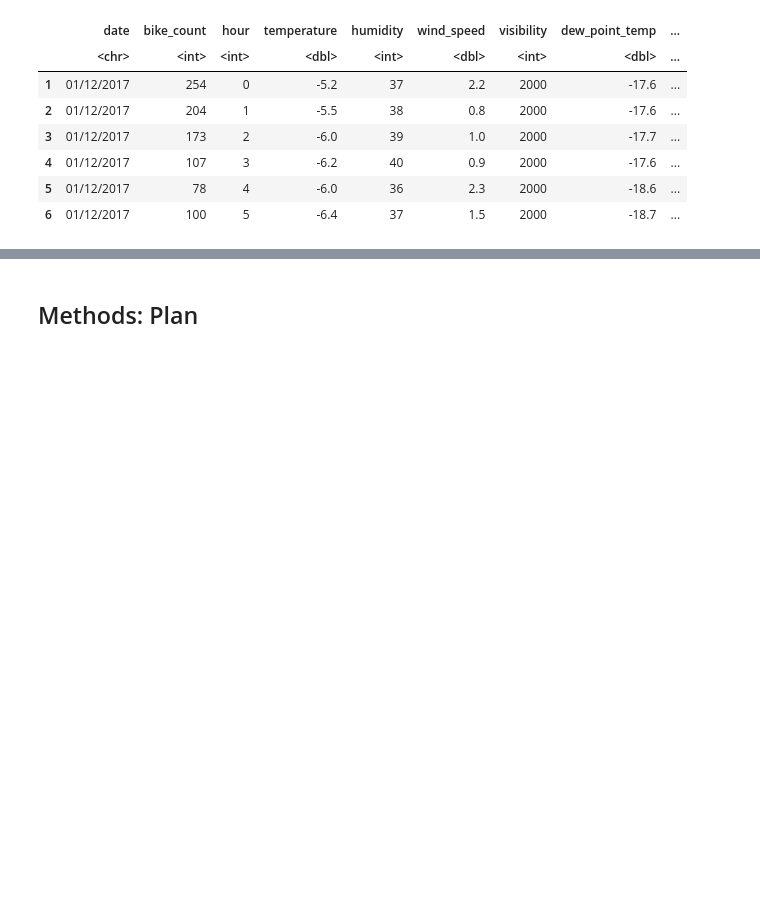
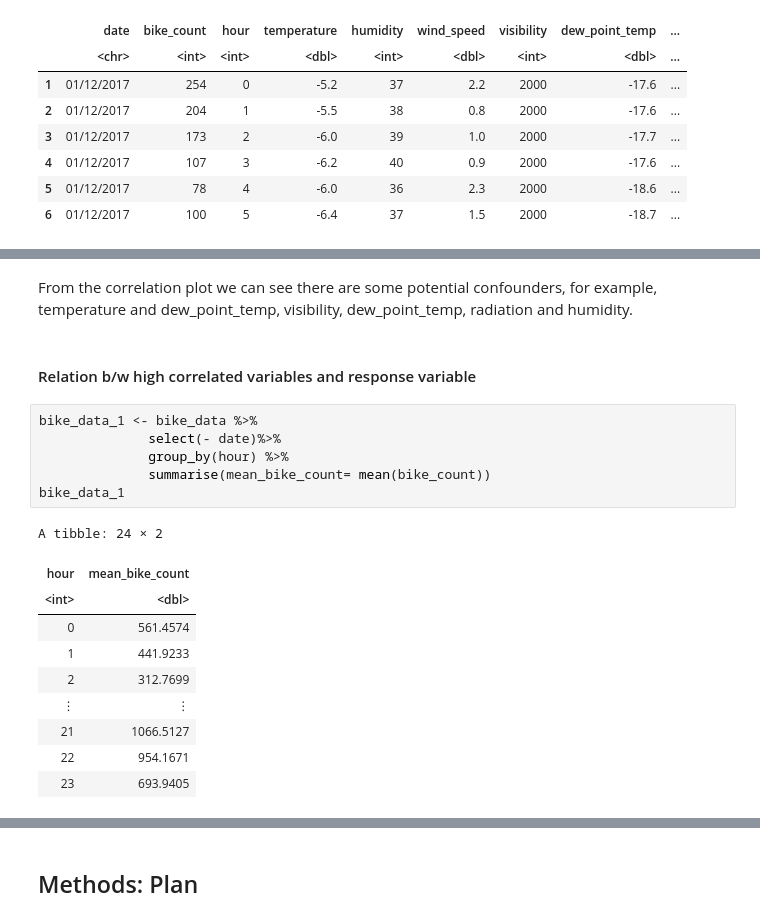
Before and after one commit to omertahi/STAT301-Project, a Jupyter notebook: Project Proposal.ipynb, the cells around one changed output, grey strips where cells are left out. Drawn from its saved outputs; the diff is of its cells as text; blank space fills up the shorter version.

```diff
--- a/Project Proposal.ipynb
+++ b/Project Proposal.ipynb
@@ -52,0 +92,21 @@ A data.frame: 6 × 13
+# %% [markdown]
+From the correlation plot we can see there are some potential confounders, for example, temperature and dew_point_temp, visibility, dew_point_temp, radiation and humidity.
+# %% [markdown]
+#### Relation b/w high correlated variables and response variable
+# %%
+bike_data_1 <- bike_data %>%
+              select(- date)%>%
+              group_by(hour) %>%
+              summarise(mean_bike_count= mean(bike_count))
+bike_data_1
+# %% [output]
+A tibble: 24 × 2
+| hour | mean_bike_count |
+| <int> | <dbl> |
+| 0 | 561.4574 |
+| 1 | 441.9233 |
+| 2 | 312.7699 |
+| ⋮ | ⋮ |
+| 21 | 1066.5127 |
+| 22 | 954.1671 |
+| 23 | 693.9405 |
```
Also changed, not shown: parts of 9 cells of this notebook.
